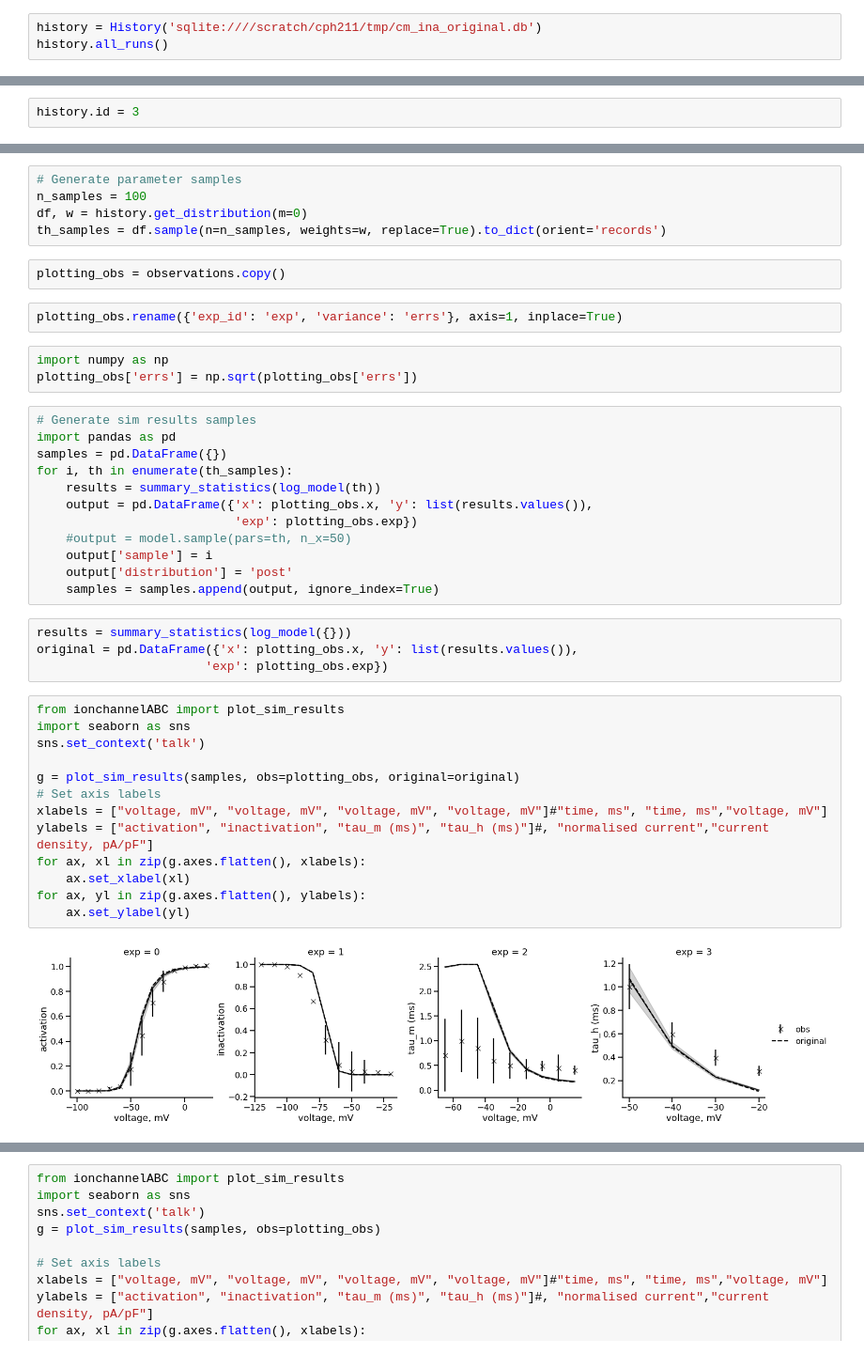
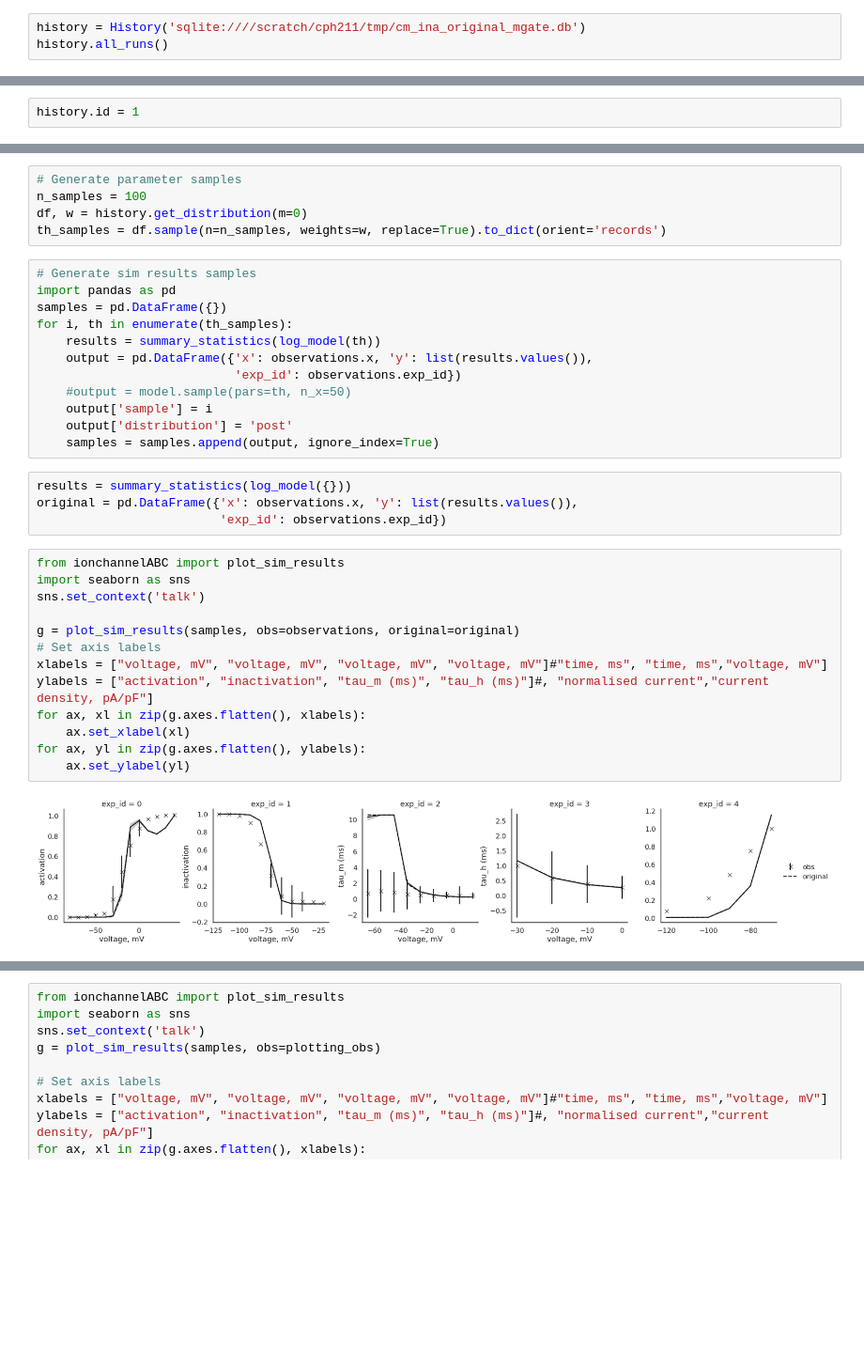
Before and after one commit to charleshouston/ion-channel-ABC, a Jupyter notebook: docs/examples/cm_ina_original.ipynb, the cells around one changed output, grey strips where cells are left out. Shown at 94% size. Saved outputs shown, nothing was run; the diff lists cells and outputs as text; blank space fills up the shorter version.

```diff
--- a/docs/examples/cm_ina_original.ipynb
+++ b/docs/examples/cm_ina_original.ipynb
@@ -217,6 +203,6 @@ DEBUG:ABC:now submitting population 9
 # %%
 from pyabc import History
 # %%
-history = History('sqlite:////scratch/cph211/tmp/cm_ina_original.db')
+history = History('sqlite:////scratch/cph211/tmp/cm_ina_original_mgate.db')
 history.all_runs()
 # %% [output]
@@ -226,5 +210,5 @@ history.all_runs()
 # %%
-history.id = 3
+history.id = 1
 # %%
 df, w = history.get_distribution(m=0)
 # %%
@@ -251,42 +235,35 @@ g = plot_parameters_kde(df, w, limits, aspect=8,height=1.0)
 n_samples = 100
 df, w = history.get_distribution(m=0)
 th_samples = df.sample(n=n_samples, weights=w, replace=True).to_dict(orient='records')
-# %%
-plotting_obs = observations.copy()
-# %%
-plotting_obs.rename({'exp_id': 'exp', 'variance': 'errs'}, axis=1, inplace=True)
-# %%
-import numpy as np
-plotting_obs['errs'] = np.sqrt(plotting_obs['errs'])
 # %%
 # Generate sim results samples
 import pandas as pd
 samples = pd.DataFrame({})
 for i, th in enumerate(th_samples):
     results = summary_statistics(log_model(th))
-    output = pd.DataFrame({'x': plotting_obs.x, 'y': list(results.values()),
-                           'exp': plotting_obs.exp})
+    output = pd.DataFrame({'x': observations.x, 'y': list(results.values()),
+                           'exp_id': observations.exp_id})
     #output = model.sample(pars=th, n_x=50)
     output['sample'] = i
     output['distribution'] = 'post'
     samples = samples.append(output, ignore_index=True)
 # %%
 results = summary_statistics(log_model({}))
-original = pd.DataFrame({'x': plotting_obs.x, 'y': list(results.values()),
-                       'exp': plotting_obs.exp})
+original = pd.DataFrame({'x': observations.x, 'y': list(results.values()),
+                         'exp_id': observations.exp_id})
 # %%
 from ionchannelABC import plot_sim_results
 import seaborn as sns
 sns.set_context('talk')
 
-g = plot_sim_results(samples, obs=plotting_obs, original=original)
+g = plot_sim_results(samples, obs=observations, original=original)
 # Set axis labels
 xlabels = ["voltage, mV", "voltage, mV", "voltage, mV", "voltage, mV"]#"time, ms", "time, ms","voltage, mV"]
 ylabels = ["activation", "inactivation", "tau_m (ms)", "tau_h (ms)"]#, "normalised current","current density, pA/pF"]
 for ax, xl in zip(g.axes.flatten(), xlabels):
     ax.set_xlabel(xl)
 for ax, yl in zip(g.axes.flatten(), ylabels):
     ax.set_ylabel(yl)
 # %% [output]
-[figure, old version]
+[figure, new version]
 # %%
```
Also changed, not shown: parts of 15 cells of this notebook, 5 other files.
